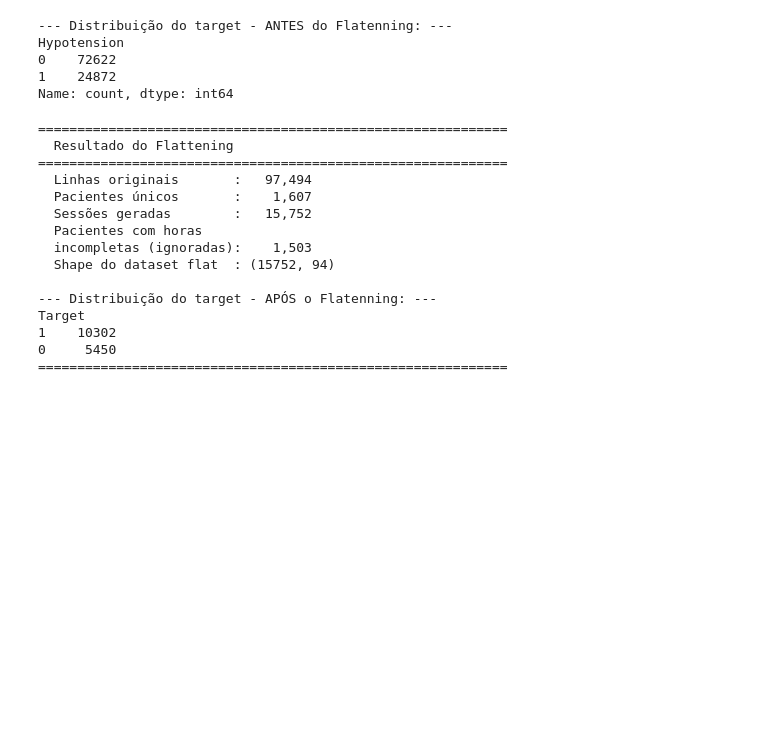
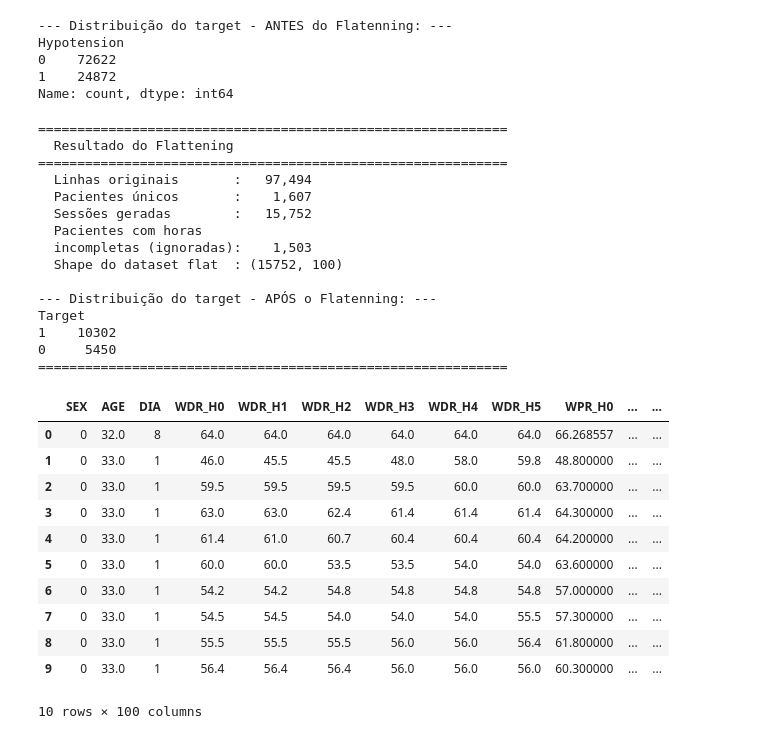
Before and after one commit to CBenini07/TCC, a Jupyter notebook: TCC_1_Analise_Exploratoria.ipynb, the cells around one changed output. Saved outputs shown, nothing was run; the diff lists cells and outputs as text; code cells hidden in the pictures; blank space fills up the shorter version.

Commit message:
Correção de erro que excluía coluna BAT_GROUP_Grupo 1 - ACF 3A5.

```diff
--- a/TCC_1_Analise_Exploratoria.ipynb
+++ b/TCC_1_Analise_Exploratoria.ipynb
@@ -873,9 +902,8 @@ target_columns = ['BAT_GROUP']
 # Convertendo do tipo int para categoria
 df[target_columns] = df[target_columns].astype('category')
 
-
 # usando a função get_dummies
-df_encoded_columns = pd.get_dummies(df[target_columns], drop_first=True, dtype=int)
+df_encoded_columns = pd.get_dummies(df[target_columns], dtype=int)
 
 # concatenando as novas colunas binárias na tabela e removendo as nominais originais
 df = pd.concat([df.drop(columns=target_columns), df_encoded_columns], axis=1)
@@ -904,7 +951,8 @@ Para posterior aplicação dos modelos de aprendizado supervisionado, é necess
 COLUMNS = [
        'Hypotension', 'SEX', 'AGE', 'DIA', 'WDR', 'WPR', 'WPO', 'IWG',
        'KT', 'BFR', 'HBC', 'APR', 'VPR', 'TMP', 'SBP', 'DBP', 'TUF',
-       'BAT_GROUP_Grupo 2 - EuCliD', 'BAT_GROUP_Grupo 3 - Demais classes'
+       'BAT_GROUP_Grupo 1 - ACF 3A5', 'BAT_GROUP_Grupo 2 - EuCliD',
+       'BAT_GROUP_Grupo 3 - Demais classes'
 ]
 
 # Colunas que NÃO são variáveis clínicas por hora
@@ -1030,12 +1078,28 @@ df_flat = flatten_sessions(df)
   Sessões geradas        :   15,752
   Pacientes com horas
   incompletas (ignoradas):    1,503
-  Shape do dataset flat  : (15752, 94)
+  Shape do dataset flat  : (15752, 100)
 
 --- Distribuição do target - APÓS o Flatenning: ---
 Target
 1    10302
 0     5450
 ============================================================
+# %%
+df_flat['AGE'].astype(int)
+df_flat.head(10)
+# %% [output]
+|  | SEX | AGE | DIA | WDR_H0 | WDR_H1 | WDR_H2 | WDR_H3 | WDR_H4 | WDR_H5 | WPR_H0 | ... | ... |
+| 0 | 0 | 32.0 | 8 | 64.0 | 64.0 | 64.0 | 64.0 | 64.0 | 64.0 | 66.268557 | ... | ... |
+| 1 | 0 | 33.0 | 1 | 46.0 | 45.5 | 45.5 | 48.0 | 58.0 | 59.8 | 48.800000 | ... | ... |
+| 2 | 0 | 33.0 | 1 | 59.5 | 59.5 | 59.5 | 59.5 | 60.0 | 60.0 | 63.700000 | ... | ... |
+| 3 | 0 | 33.0 | 1 | 63.0 | 63.0 | 62.4 | 61.4 | 61.4 | 61.4 | 64.300000 | ... | ... |
+| 4 | 0 | 33.0 | 1 | 61.4 | 61.0 | 60.7 | 60.4 | 60.4 | 60.4 | 64.200000 | ... | ... |
+| 5 | 0 | 33.0 | 1 | 60.0 | 60.0 | 53.5 | 53.5 | 54.0 | 54.0 | 63.600000 | ... | ... |
+| 6 | 0 | 33.0 | 1 | 54.2 | 54.2 | 54.8 | 54.8 | 54.8 | 54.8 | 57.000000 | ... | ... |
+| 7 | 0 | 33.0 | 1 | 54.5 | 54.5 | 54.0 | 54.0 | 54.0 | 55.5 | 57.300000 | ... | ... |
+| 8 | 0 | 33.0 | 1 | 55.5 | 55.5 | 55.5 | 56.0 | 56.0 | 56.4 | 61.800000 | ... | ... |
+| 9 | 0 | 33.0 | 1 | 56.4 | 56.4 | 56.4 | 56.0 | 56.0 | 56.0 | 60.300000 | ... | ... |
+10 rows × 100 columns
 # %%
 df_flat.to_csv('data/dataset_flat_V2.csv', sep=';')
```
Also changed, not shown: parts of 4 cells of this notebook.
